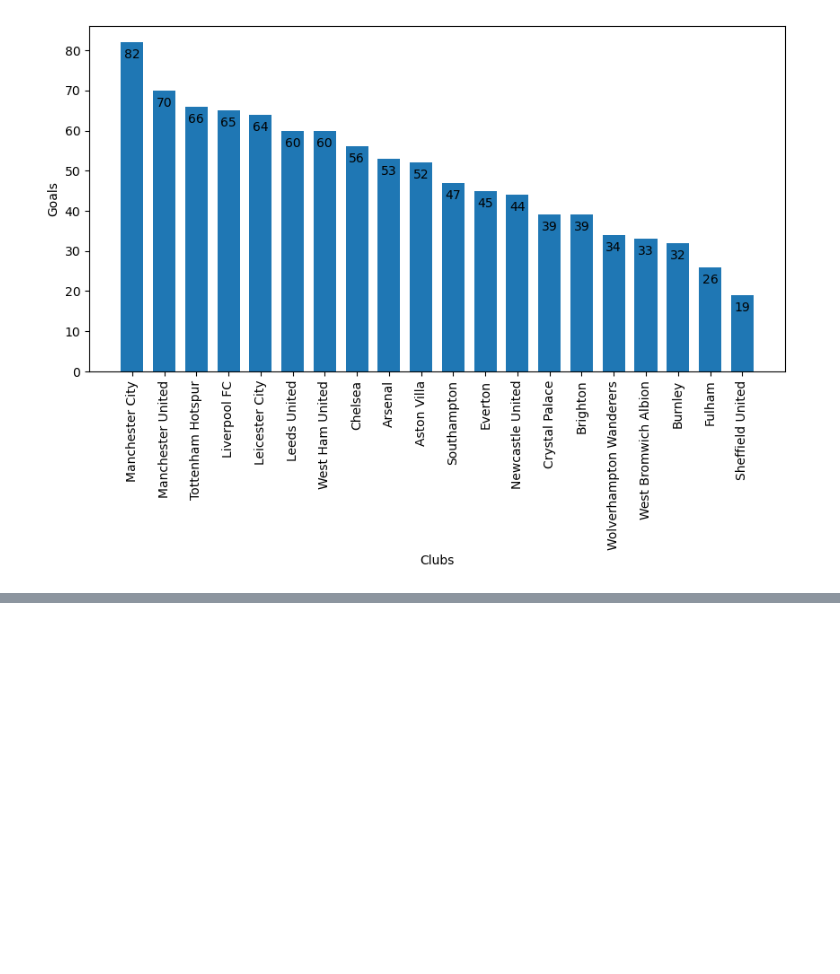
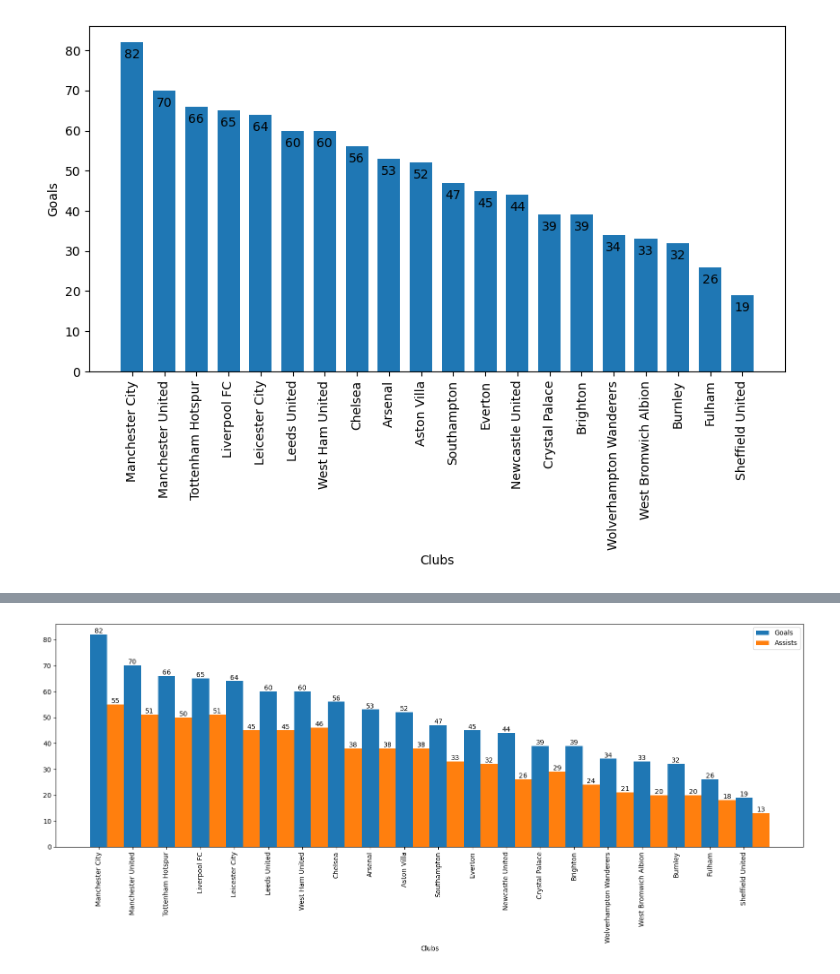
Before and after one commit to zafchiel/datas-notebooks, a Jupyter notebook: premier-league/analysis.ipynb, the cells around one changed output, grey strips where cells are left out. Cells and saved outputs as stored; diff of their text form; code cells hidden in the pictures; blank space fills up the shorter version.

Commit message:
goals and assists by club

```diff
--- a/premier-league/analysis.ipynb
+++ b/premier-league/analysis.ipynb
@@ -208,5 +208,9 @@ plt.show()
 # %% [output]
 [figure]
 # %%
-goals['Goals']
+goals_and_assists = df.groupby('Club').agg({
+    'Goals': 'sum',
+    'Assists': 'sum'
+}).sort_values(by=['Goals'], ascending=False)
+goals_and_assists
 # %% [output]
@@ -229,0 +235,19 @@ Name: Goals, dtype: int64
+# %%
+plt.figure(figsize=(20,6))
+
+plt.xticks(rotation=90)
+plt.xlabel('Clubs')
+
+bar_width = 0.5
+x = np.arange(len(goals_and_assists))
+
+bars1 = plt.bar(goals_and_assists.index, goals_and_assists['Goals'], width=bar_width)
+bars2 = plt.bar(x + bar_width, goals_and_assists['Assists'], width=bar_width)
+
+plt.bar_label(bars1)
+plt.bar_label(bars2)
+plt.legend(['Goals', 'Assists'], loc='upper right')
+
+plt.show()
+# %% [output]
+[figure, added]
```
Also changed, not shown: parts of 3 cells of this notebook.
